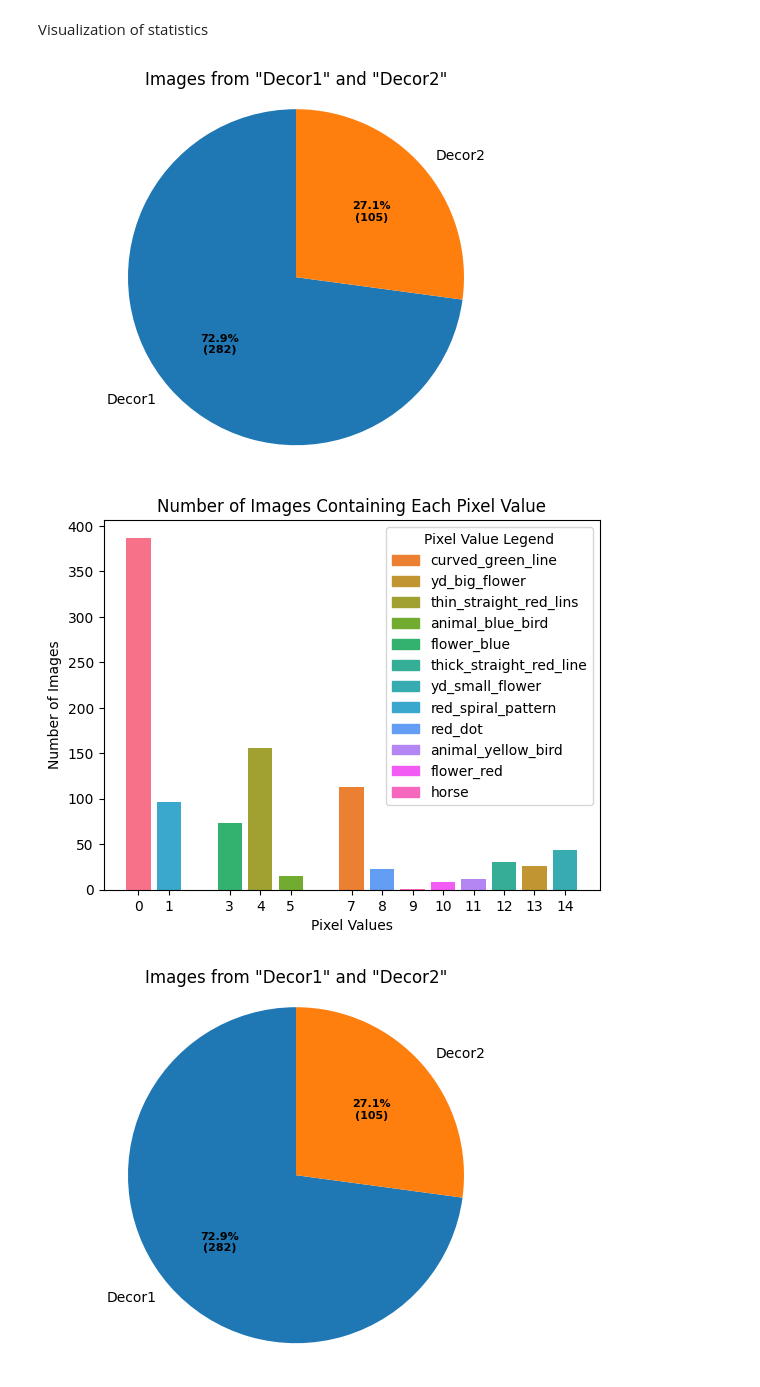
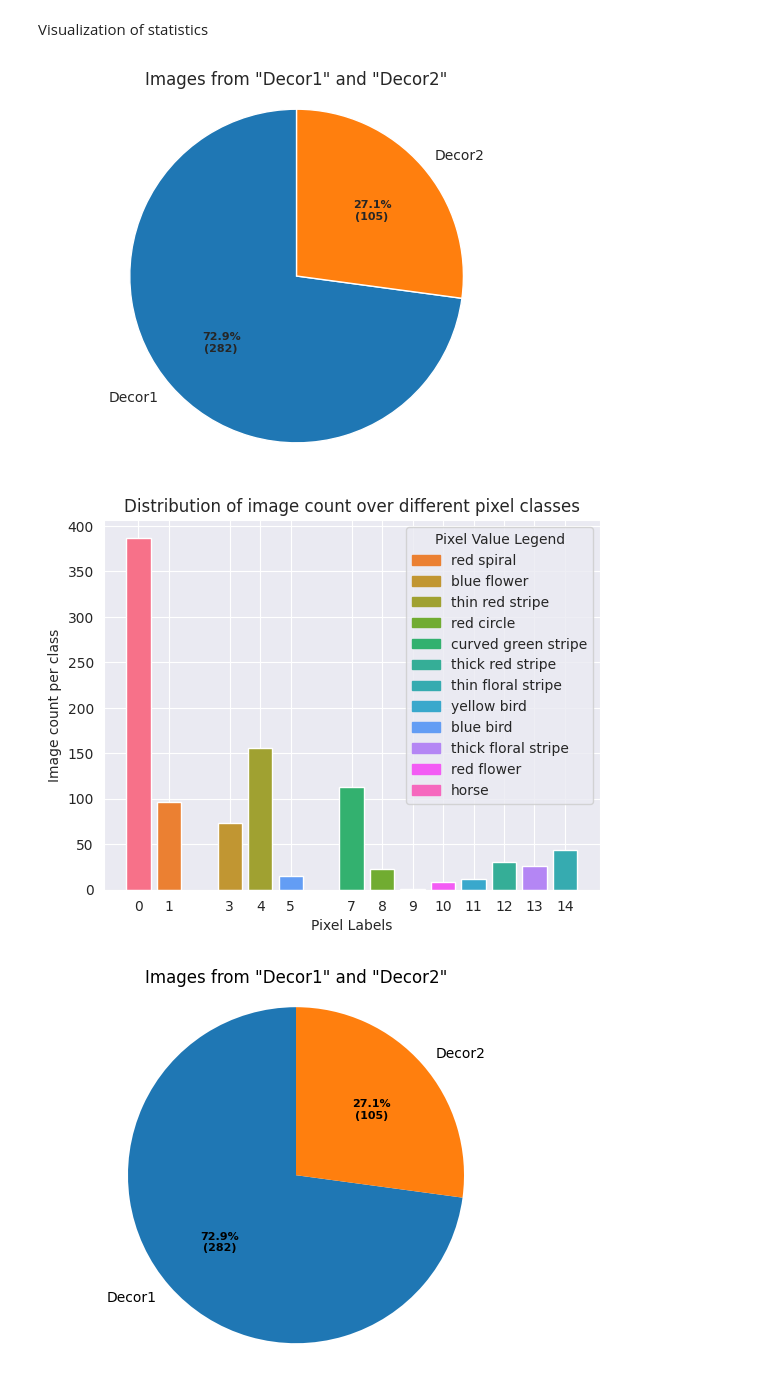
Before and after one commit to RePAIRProject/fragment-restoration, a Jupyter notebook: UNET/Unet_prep.ipynb, the cells around one changed output. Saved outputs shown, nothing was run; the diff lists cells and outputs as text; code cells hidden in the pictures.

```diff
--- a/UNET/Unet_prep.ipynb
+++ b/UNET/Unet_prep.ipynb
@@ -233,7 +218,7 @@ for file in semantic_files:
     modified_img = Image.fromarray(temp_array)
     modified_img.save(file_path)
 # %%
-folder_path = '/content/segments/UNIVE_decor2/v1/'
+folder_path = '/home/sinem/PycharmProjects/fragment-restoration/Dataset/segments/UNIVE_decor2/v1/'
 unique_pixel_values = collect_unique_pixel_values(folder_path)
 print("Unique pixel values across all images:", unique_pixel_values)
 # %% [output]
@@ -243,12 +228,12 @@ Unique pixel values across all images: [[ 0  4 12 13 14]]
 # %%
 import shutil
 
-folder_paths = ['/content/segments/UNIVE_decor2/v1/',
-                '/content/segments/lucap_repair_fragments_patterns/v1/',
-                '/content/segments/sinemaslan_repair_fragments_patterns-clone/v1/']
+folder_paths = ['/home/sinem/PycharmProjects/fragment-restoration/Dataset/segments/UNIVE_decor2/v1/',
+                '/home/sinem/PycharmProjects/fragment-restoration/Dataset/segments/lucap_repair_fragments_patterns/v1/',
+                '/home/sinem/PycharmProjects/fragment-restoration/Dataset/segments/sinemaslan_repair_fragments_patterns-clone/v1/']
 
-images_output_path = 'dataset/images'
-masks_output_path = 'dataset/masks'
+images_output_path = '/home/sinem/PycharmProjects/fragment-restoration/Dataset/images'
+masks_output_path = '/home/sinem/PycharmProjects/fragment-restoration/Dataset/masks'
 
 os.makedirs(images_output_path, exist_ok=True)
 os.makedirs(masks_output_path, exist_ok=True)
@@ -272,7 +257,7 @@ for folder_path in folder_paths:
 # %% [markdown]
 Turn 4-channel images with transparent background into 3-channel images with black background
 # %%
-images_folder = '/content/dataset/images/'
+images_folder = '/home/sinem/PycharmProjects/fragment-restoration/Dataset/images/'
 
 image_files = os.listdir(images_folder)
 
@@ -359,8 +344,8 @@ Categories:
 
 14 yd_small_flower
 # %%
-images_folder = '/content/dataset/images/'
-masks_folder = '/content/dataset/masks/'
+images_folder = '/home/sinem/PycharmProjects/fragment-restoration/Dataset/images/'
+masks_folder = '/home/sinem/PycharmProjects/fragment-restoration/Dataset/masks/'
 
 image_files = os.listdir(images_folder)
 mask_files = os.listdir(masks_folder)
@@ -444,39 +429,55 @@ counts = list(pixel_value_counts.values())
 fig2, ax2 = plt.subplots()
 colors = sns.color_palette("husl", len(pixel_values))
 ax2.bar(pixel_values, counts, color=colors)
-plt.title('Number of Images Containing Each Pixel Value')
-plt.xlabel('Pixel Values')
-plt.ylabel('Number of Images')
+plt.title('Distribution of image count over different pixel classes')
+plt.xlabel('Pixel Labels')
+plt.ylabel('Image count per class')
 plt.xticks(pixel_values)
 
 # Add the legend
-legend_labels = {
+'''legend_labels = {
     1: "red_spiral_pattern",
     3: "flower_blue",
     4: "thin_straight_red_lins",
     5: "animal_blue_bird",
     7: "curved_green_line",
     8: "red_dot",
     9: "horse",
     10: "flower_red",
     11: "animal_yellow_bird",
     12: "thick_straight_red_line",
     13: "yd_big_flower",
     14: "yd_small_flower"
+}'''
+
+# Add the legend
+legend_labels = {
+    1: "red spiral",
+    3: "blue flower",
+    4: "thin red stripe",
+    5: "blue bird",
+    7: "curved green stripe",
+    8: "red circle",
+    9: "horse",
+    10: "red flower",
+    11: "yellow bird",
+    12: "thick red stripe",
+    13: "thick floral stripe",
+    14: "thin floral stripe"
 }
 
 # Create custom handles for the legend, skipping pixel value 0
 handles = [
     plt.Rectangle((0, 0), 1, 1, color=colors[np.where(np.array(pixel_values) == pv)[0][0]], label=legend_labels[pv])
     for pv in pixel_values if pv in legend_labels
 ]
 ax2.legend(handles=handles, title='Pixel Value Legend', loc='best')
 
 plt.savefig('images_pixel_values_bar_plot_with_colored_legend.png')
 plt.show()
 # %% [output]
-[figure, old version]
+[figure, new version]
-[figure, old version]
+[figure, new version]
 # %%
 import matplotlib.pyplot as plt
 import seaborn as sns
```
Also changed, not shown: parts of 14 cells of this notebook, 1 other file.
